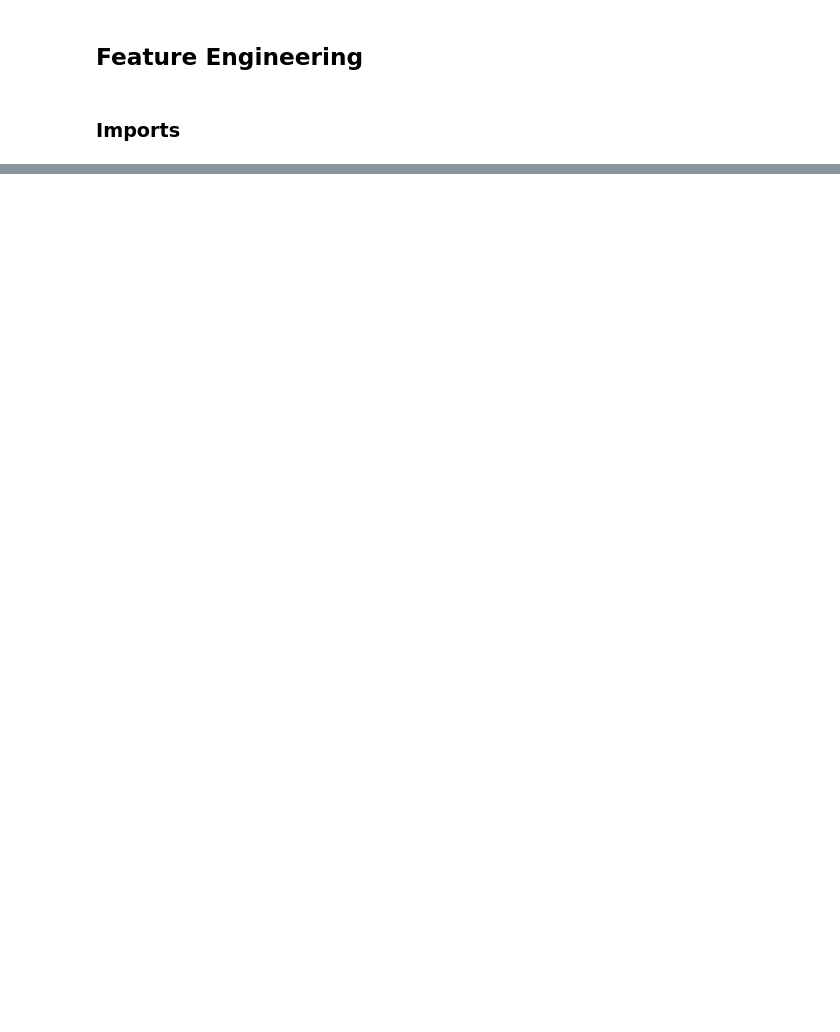
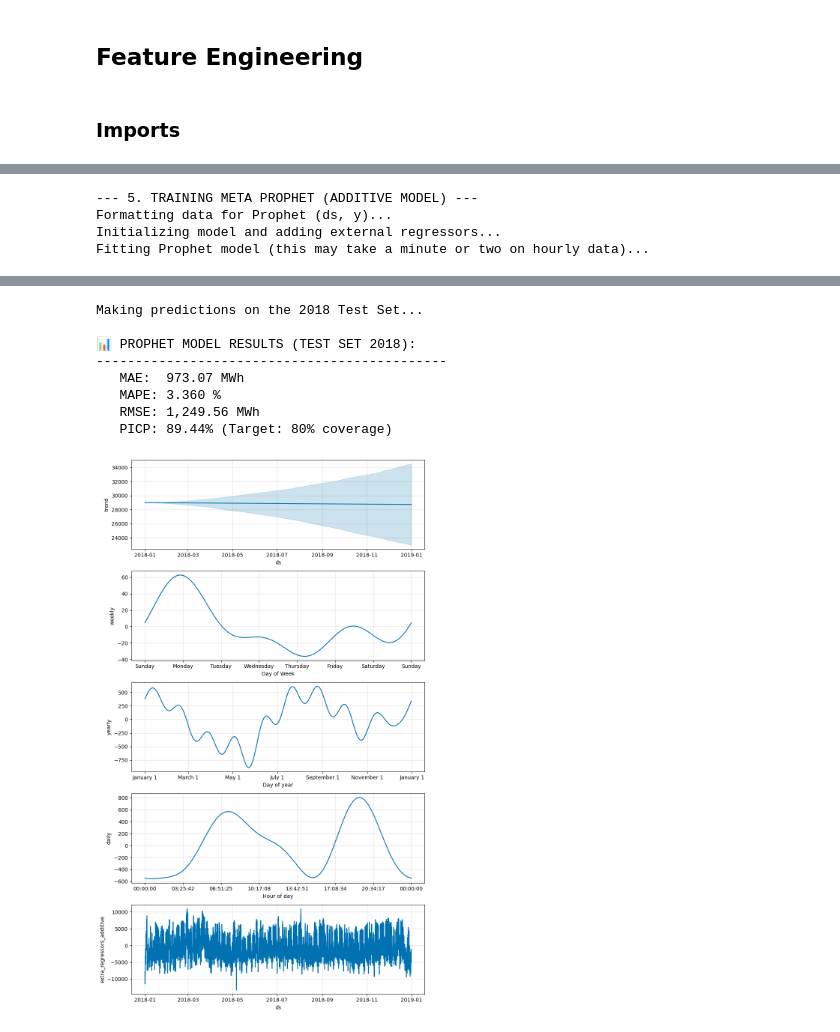
Before and after one commit to MariaGoico/Time_Series_Final_Project, a Jupyter notebook: evaluation.ipynb, the cells around one changed output, grey strips where cells are left out. Drawn from its saved outputs; the diff is of its cells as text; code cells hidden in the pictures; blank space fills up the shorter version.

```diff
--- a/evaluation.ipynb
+++ b/evaluation.ipynb
@@ -65,0 +135,15 @@ plot_forecast_vs_actual(y_actual=y_test, y_pred=tso_forecast, model_name="TSO Ba
+# %%
+from Time_Series_Final_Project.modeling_ml import train_and_evaluate_prophet
+import matplotlib.pyplot as plt
+model_prophet, prophet_forecast = train_and_evaluate_prophet(X_train, y_train, X_test, y_test)
+
+# BONUS: Prophet has amazing built-in plotting for its components
+# This plot breaks down the Trend vs Weekly vs Daily vs Regressors effect
+# (SAVE THIS IMAGE FOR YOUR REPORT!)
+fig_comp = model_prophet.plot_components(prophet_forecast)
+plt.show()
+# %% [output]
+--- 5. TRAINING META PROPHET (ADDITIVE MODEL) ---
+Formatting data for Prophet (ds, y)...
+Initializing model and adding external regressors...
+Fitting Prophet model (this may take a minute or two on hourly data)...
@@ -65,0 +152,9 @@ plot_forecast_vs_actual(y_actual=y_test, y_pred=tso_forecast, model_name="TSO Ba
+Making predictions on the 2018 Test Set...
+
+📊 PROPHET MODEL RESULTS (TEST SET 2018):
+---------------------------------------------
+   MAE:  973.07 MWh
+   MAPE: 3.360 %
+   RMSE: 1,249.56 MWh
+   PICP: 89.44% (Target: 80% coverage)
+[figure, added]
```
Also changed, not shown: parts of 6 cells of this notebook, 3 other files.
